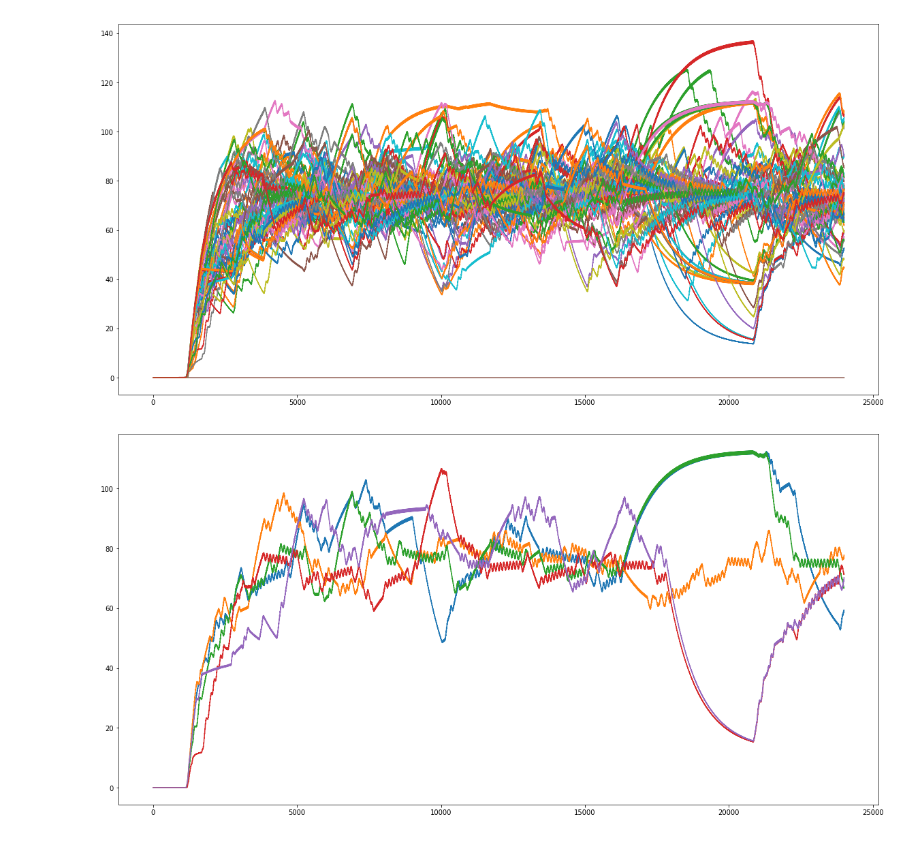
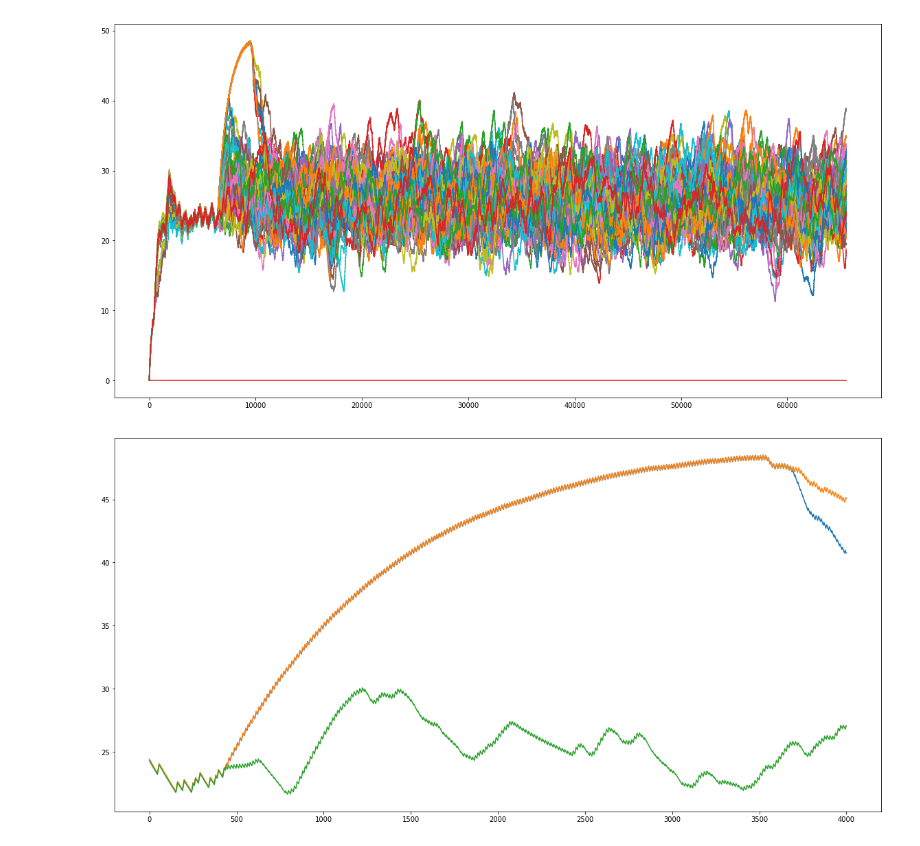
Before and after one commit to dkaravaev/neurodyn, a Jupyter notebook: Original.ipynb, the cells around one changed output. Saved outputs shown, nothing was run; the diff lists cells and outputs as text; code cells hidden in the pictures.

```diff
--- a/Original.ipynb
+++ b/Original.ipynb
@@ -42,17 +56,16 @@ Wall time: 5.61 s
 # %%
 plt.figure(figsize=(20, 10))
-for i in range(N):
-    plt.plot(results['W'][5, i])
+for key, value in results.items():
+    if 'W_' in key:
+        plt.plot(value)
 plt.show()
 # %% [output]
-[figure, old version]
+[figure, new version]
 # %%
 plt.figure(figsize=(20, 10))
-plt.plot(results['W'][5, 14])
-plt.plot(results['W'][5, 15])
-plt.plot(results['W'][5, 22])
-plt.plot(results['W'][5, 13])
-plt.plot(results['W'][5, 9])
+plt.plot(results['W_3'][6000:10000] )
+plt.plot(results['W_11'][6000:10000])
+plt.plot(results['W_15'][6000:10000])
 plt.show()
 # %% [output]
-[figure, old version]
+[figure, new version]
```
Also changed, not shown: parts of 30 cells of this notebook, 3 other files.
